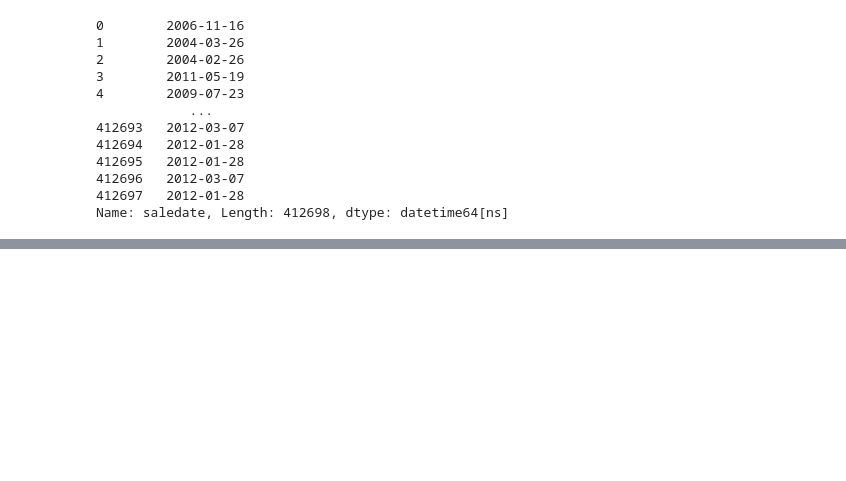
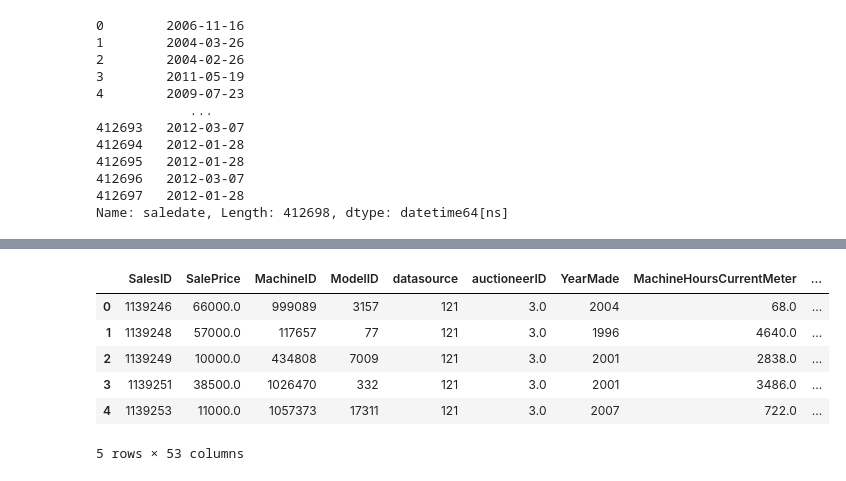
Before and after one commit to shrinidhib/sales-price-prediction, a Jupyter notebook: bulldozer-price-regression.ipynb, the cells around one changed output, grey strips where cells are left out. Cells and saved outputs as stored; diff of their text form; code cells hidden in the pictures; blank space fills up the shorter version.

```diff
--- a/bulldozer-price-regression.ipynb
+++ b/bulldozer-price-regression.ipynb
@@ -107,0 +114,10 @@ Name: saledate, Length: 412698, dtype: datetime64[ns]
+# %%
+df.head()
+# %% [output]
+|  | SalesID | SalePrice | MachineID | ModelID | datasource | auctioneerID | YearMade | MachineHoursCurrentMeter | ... |
+| 0 | 1139246 | 66000.0 | 999089 | 3157 | 121 | 3.0 | 2004 | 68.0 | ... |
+| 1 | 1139248 | 57000.0 | 117657 | 77 | 121 | 3.0 | 1996 | 4640.0 | ... |
+| 2 | 1139249 | 10000.0 | 434808 | 7009 | 121 | 3.0 | 2001 | 2838.0 | ... |
+| 3 | 1139251 | 38500.0 | 1026470 | 332 | 121 | 3.0 | 2001 | 3486.0 | ... |
+| 4 | 1139253 | 11000.0 | 1057373 | 17311 | 121 | 3.0 | 2007 | 722.0 | ... |
+5 rows × 53 columns
```
Also changed, not shown: parts of 5 cells of this notebook.
